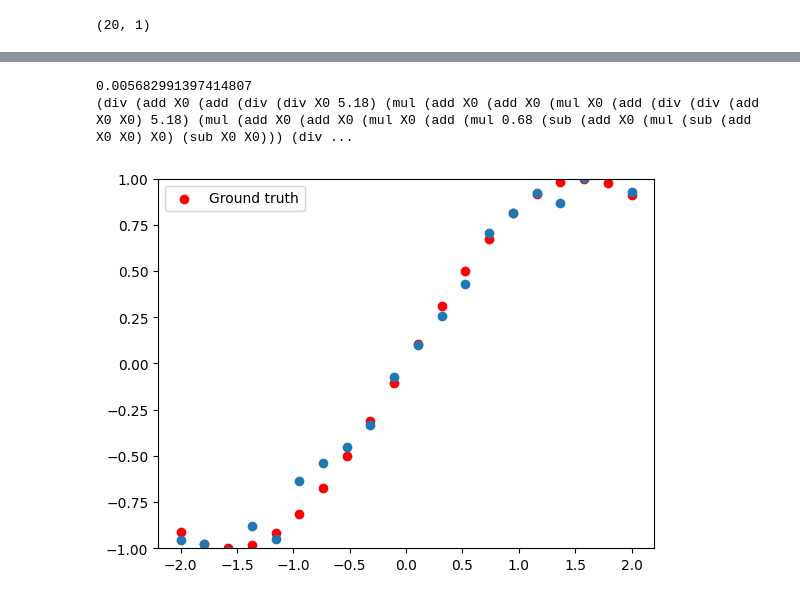
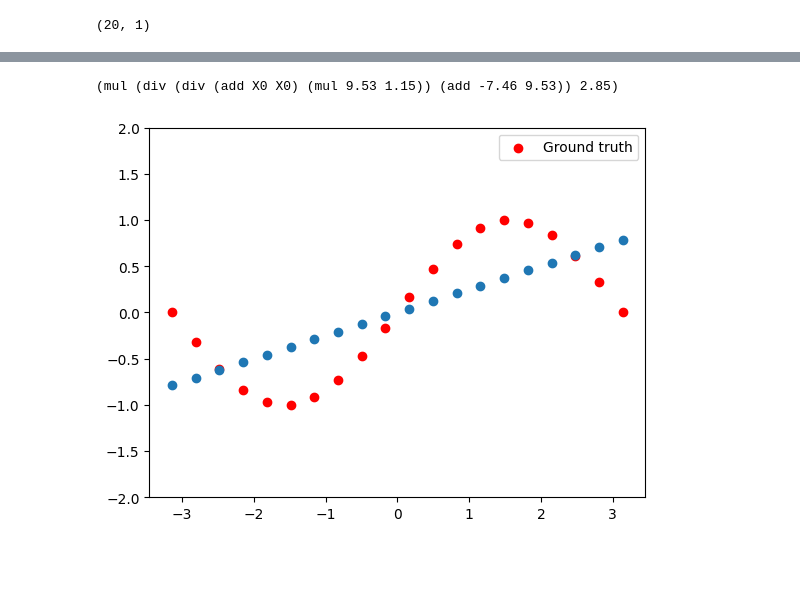
Before and after one commit to bmcnns/bryce-gp, a Jupyter notebook: example.ipynb, the cells around one changed output, grey strips where cells are left out. Cells and saved outputs as stored; diff of their text form; code cells hidden in the pictures; blank space fills up the shorter version.

Commit message:
Adds ParetoGP implementation

```diff
--- a/example.ipynb
+++ b/example.ipynb
@@ -11,7 +10,7 @@ import tqdm
 import random
 # %%
 # Dataset Generation
-X = np.linspace(-2, 2, 20).reshape(-1, 1)
+X = np.linspace(-np.pi, np.pi, 20).reshape(-1, 1)
 print(X.shape)
 y = np.sin(X)
 # %% [output]
@@ -36,14 +42,28 @@ for program in population[0:5]:
 # %%
-# Training Loop
-num_epochs = 100
+num_generations = 30
+num_cascades = 10
+population_size = 500
 
-for epoch in tqdm.trange(num_epochs):
-    reproduced, crossed_over, mutated = [], [], []
-    while len(reproduced) < len(population) * 0.10:
-        reproduced.append(tournament_selection(population, X, y, tournament_size=4))
-    while len(crossed_over) < len(population) * 0.90:
-        parent1 = tournament_selection(population, X, y, tournament_size=4)
-        parent2 = tournament_selection(population, X, y, tournament_size=4)
-        child1, child2 = crossover(parent1, parent2)
-        crossed_over.extend([child1, child2])
-    population = reproduced + crossed_over
+# Population Generation
+archive = []
+
+for cascade in range(1, num_cascades+1):
+    print("beginning cascade", cascade)
+
+    population = [Program(num_features=1, num_outputs=1, depth=random.randint(3, 6)) for i in range(population_size)]
+
+    for generation in tqdm.trange(num_generations):
+        pareto_front(population, X, y)
+        reproduced, crossed_over, mutated = [], [], []
+        while len(crossed_over) < len(population):
+            parent1 = tournament_selection(archive, X, y, tournament_size=4)
+            parent2 = tournament_selection(population, X, y, tournament_size=4)
+            child1, child2 = crossover(parent1, parent2)
+
+            while child1.complexity() >= 400:
+                child1, _ = crossover(parent1, parent2)
+            while child2.complexity() >= 400:
+                child2, _ = crossover(parent1, parent2)
+
+            crossed_over.extend([child1, child2])
+        population = reproduced + crossed_over
@@ -61,17 +106,15 @@ for epoch in tqdm.trange(num_epochs):
 # %%
 # Ground-truth function
 plt.scatter(X, y, color='red', label='Ground truth')
 
 # Sort programs by error
 for solution in sorted(population, key=lambda program: mean_squared_error(program(X), y), reverse=False)[0:1]:
-    print(mean_squared_error(solution(X), y))
     print(solution)
     plt.scatter(X, solution(X))
 
 plt.legend()
-plt.ylim(-1, 1)
+plt.ylim(-2, 2)
 plt.show()
 # %% [output]
-0.005682991397414807
-(div (add X0 (add (div (div X0 5.18) (mul (add X0 (add X0 (mul X0 (add (div (div (add X0 X0) 5.18) (mul (add X0 (add X0 (mul X0 (add (mul 0.68 (sub (add X0 (mul (sub (add X0 X0) X0) (sub X0 X0))) (div ...
+(mul (div (div (add X0 X0) (mul 9.53 1.15)) (add -7.46 9.53)) 2.85)
-[figure, old version]
+[figure, new version]
```
Also changed, not shown: parts of 6 cells of this notebook, 2 other files.
